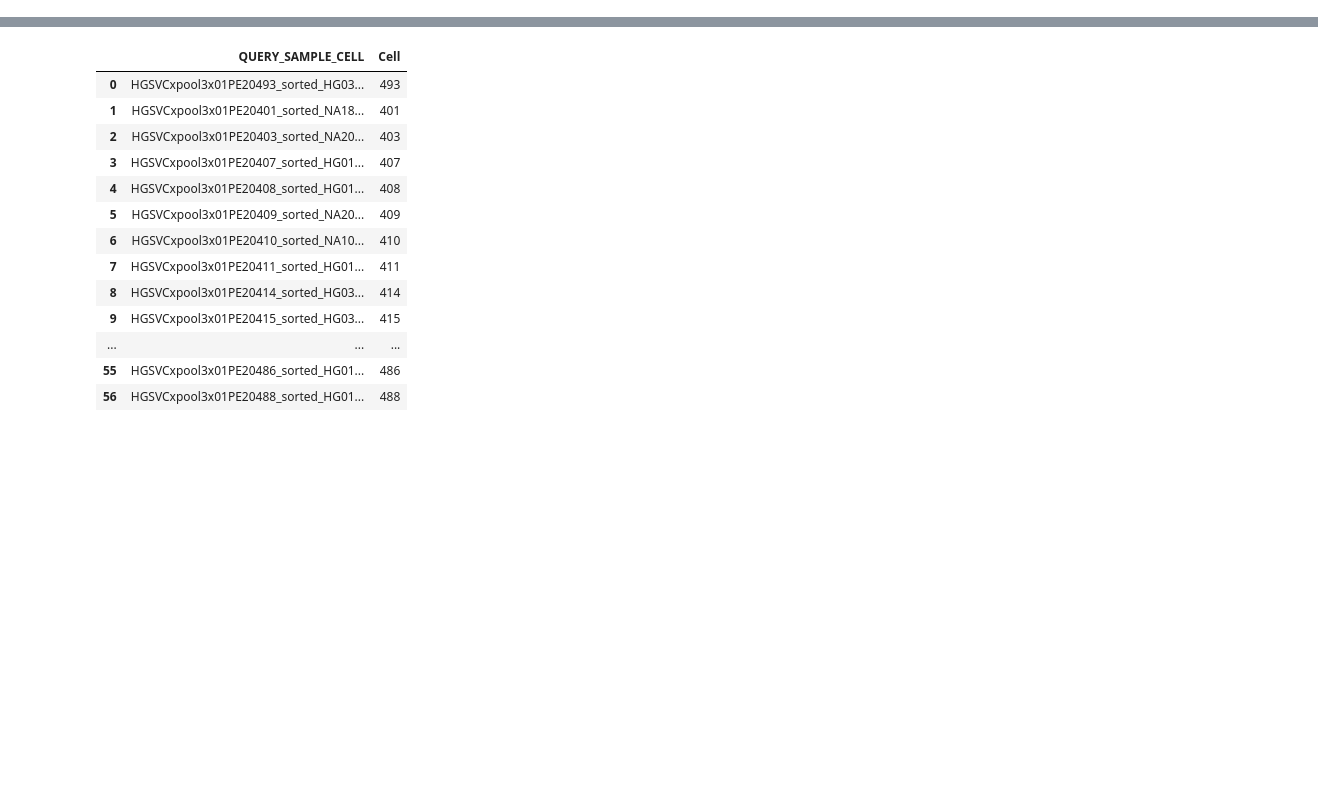
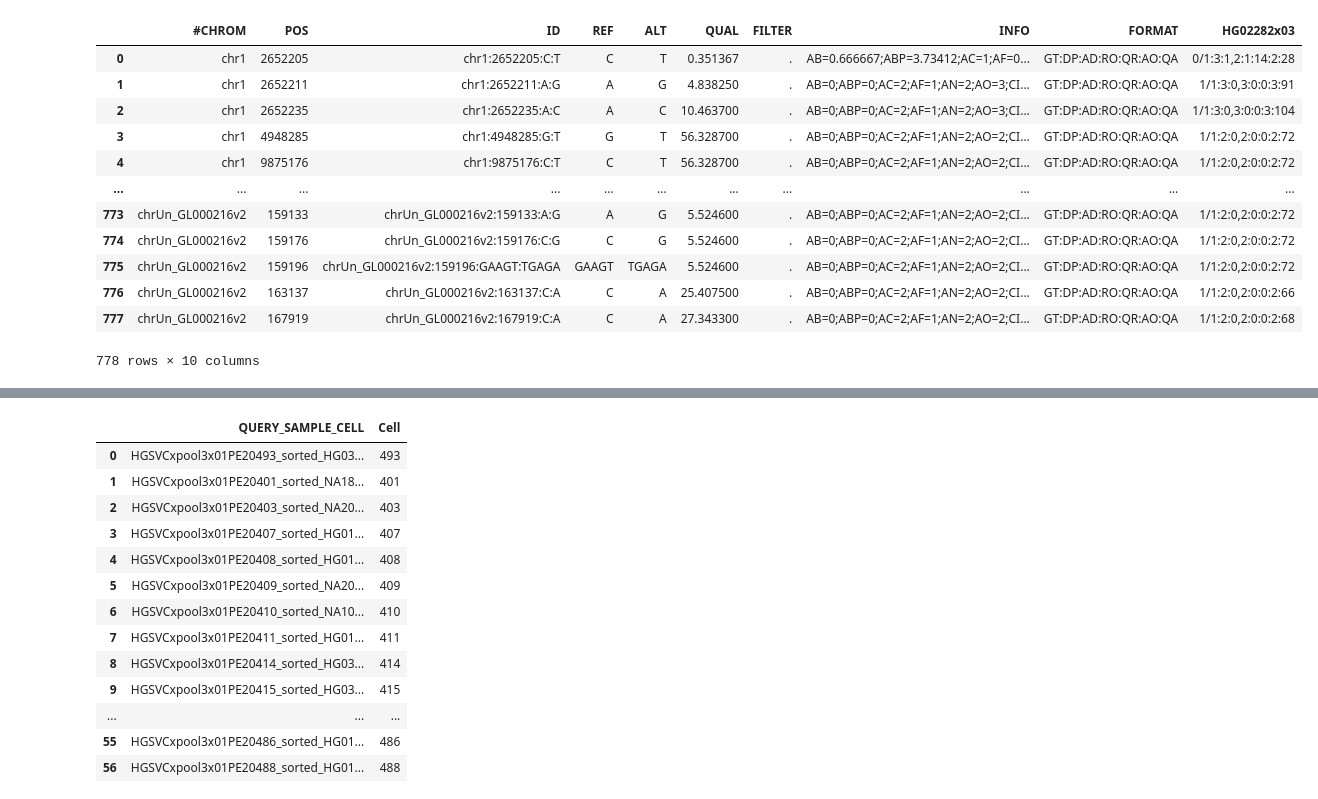
Before and after one commit to weber8thomas/pooled-strandseq-demultiplexing, a Jupyter notebook: notebooks/match_to_david.py.ipynb, the cells around one changed output, grey strips where cells are left out. Cells and saved outputs as stored; diff of their text form; code cells hidden in the pictures; blank space fills up the shorter version.

```diff
--- a/notebooks/match_to_david.py.ipynb
+++ b/notebooks/match_to_david.py.ipynb
@@ -0,0 +1,23 @@
+# %%
+import pandas as pd
+
+vcf_input = "/scratch/tweber/DATA/MC_DATA/DEMULTIPLEXING_POOLS/GENOTYPING_OTF/PSEUDOPOOL/HG02282x03PE20588_no_bcftools_discovery.vcf"
+cell_line = vcf_input.split("/")[-1].split("_")[0]
+vcf = pd.read_csv(vcf_input, skiprows=255, sep="\t")
+# vcf = pd.read_csv("/scratch/tweber/DATA/MC_DATA/DEMULTIPLEXING_POOLS/GENOTYPING_OTF/PSEUDOPOOL/HG02282x03PE20588_no_bcftools_discovery.vcf", skiprows=255, sep="\t")
+vcf["ID"] = vcf["#CHROM"] + ":" + vcf["POS"].astype(str) + ":" + vcf["REF"]+ ":"  + vcf["ALT"]
+vcf
+# %% [output]
+|  | #CHROM | POS | ID | REF | ALT | QUAL | FILTER | INFO | FORMAT | HG02282x03 |
+| 0 | chr1 | 2652205 | chr1:2652205:C:T | C | T | 0.351367 | . | AB=0.666667;ABP=3.73412;AC=1;AF=0... | GT:DP:AD:RO:QR:AO:QA | 0/1:3:1,2:1:14:2:28 |
+| 1 | chr1 | 2652211 | chr1:2652211:A:G | A | G | 4.838250 | . | AB=0;ABP=0;AC=2;AF=1;AN=2;AO=3;CI... | GT:DP:AD:RO:QR:AO:QA | 1/1:3:0,3:0:0:3:91 |
+| 2 | chr1 | 2652235 | chr1:2652235:A:C | A | C | 10.463700 | . | AB=0;ABP=0;AC=2;AF=1;AN=2;AO=3;CI... | GT:DP:AD:RO:QR:AO:QA | 1/1:3:0,3:0:0:3:104 |
+| 3 | chr1 | 4948285 | chr1:4948285:G:T | G | T | 56.328700 | . | AB=0;ABP=0;AC=2;AF=1;AN=2;AO=2;CI... | GT:DP:AD:RO:QR:AO:QA | 1/1:2:0,2:0:0:2:72 |
+| 4 | chr1 | 9875176 | chr1:9875176:C:T | C | T | 56.328700 | . | AB=0;ABP=0;AC=2;AF=1;AN=2;AO=2;CI... | GT:DP:AD:RO:QR:AO:QA | 1/1:2:0,2:0:0:2:72 |
+| ... | ... | ... | ... | ... | ... | ... | ... | ... | ... | ... |
+| 773 | chrUn_GL000216v2 | 159133 | chrUn_GL000216v2:159133:A:G | A | G | 5.524600 | . | AB=0;ABP=0;AC=2;AF=1;AN=2;AO=2;CI... | GT:DP:AD:RO:QR:AO:QA | 1/1:2:0,2:0:0:2:72 |
+| 774 | chrUn_GL000216v2 | 159176 | chrUn_GL000216v2:159176:C:G | C | G | 5.524600 | . | AB=0;ABP=0;AC=2;AF=1;AN=2;AO=2;CI... | GT:DP:AD:RO:QR:AO:QA | 1/1:2:0,2:0:0:2:72 |
+| 775 | chrUn_GL000216v2 | 159196 | chrUn_GL000216v2:159196:GAAGT:TGAGA | GAAGT | TGAGA | 5.524600 | . | AB=0;ABP=0;AC=2;AF=1;AN=2;AO=2;CI... | GT:DP:AD:RO:QR:AO:QA | 1/1:2:0,2:0:0:2:72 |
+| 776 | chrUn_GL000216v2 | 163137 | chrUn_GL000216v2:163137:C:A | C | A | 25.407500 | . | AB=0;ABP=0;AC=2;AF=1;AN=2;AO=2;CI... | GT:DP:AD:RO:QR:AO:QA | 1/1:2:0,2:0:0:2:66 |
+| 777 | chrUn_GL000216v2 | 167919 | chrUn_GL000216v2:167919:C:A | C | A | 27.343300 | . | AB=0;ABP=0;AC=2;AF=1;AN=2;AO=2;CI... | GT:DP:AD:RO:QR:AO:QA | 1/1:2:0,2:0:0:2:68 |
+778 rows × 10 columns
```
Also changed, not shown: parts of 3 cells of this notebook, 6 other files.
